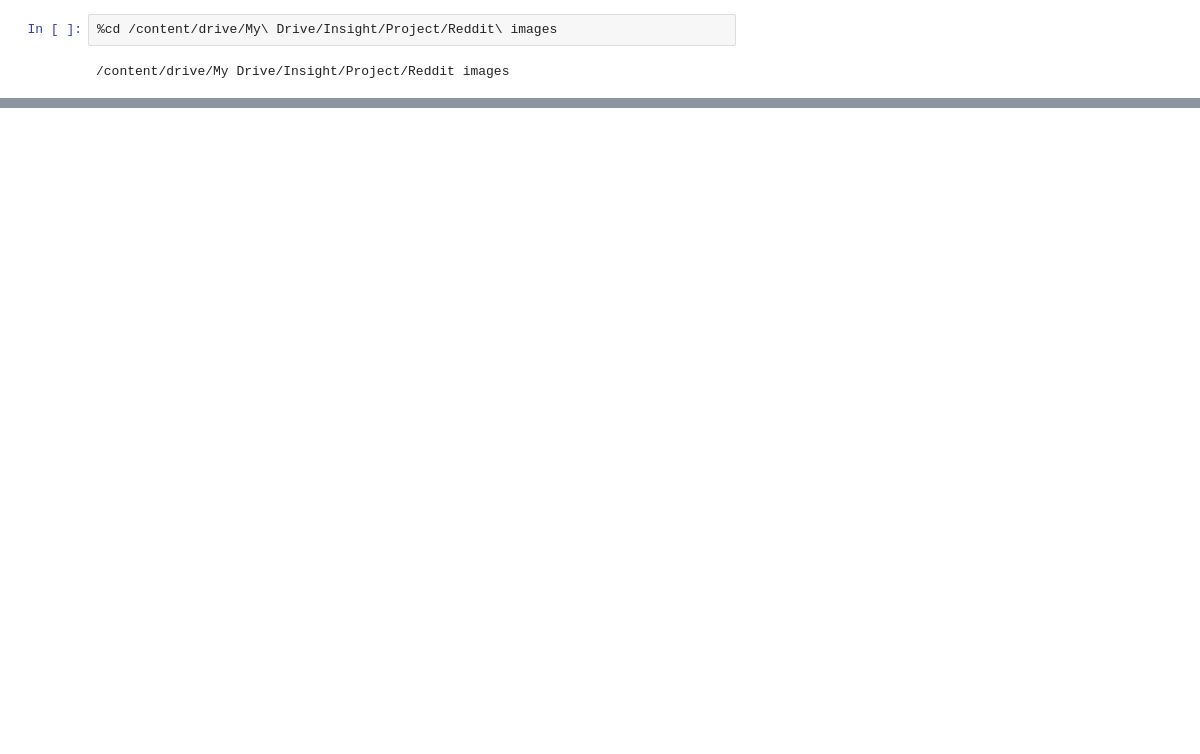
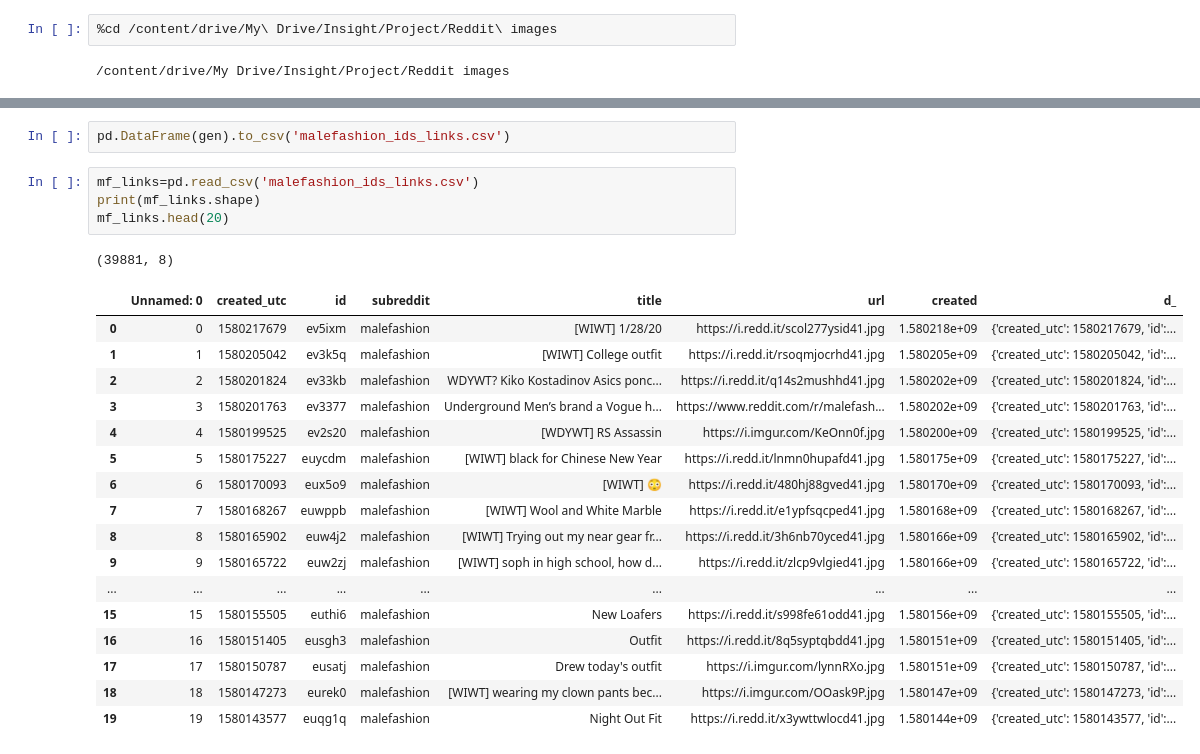
Before and after one commit to jimmyjoy43/Insight_project, a Jupyter notebook: reddit_PSAW_scrapper.ipynb, the cells around one changed output, grey strips where cells are left out. Saved outputs shown, nothing was run; the diff lists cells and outputs as text; blank space fills up the shorter version.

```diff
--- a/reddit_PSAW_scrapper.ipynb
+++ b/reddit_PSAW_scrapper.ipynb
@@ -15,0 +72,25 @@ Mounted at /content/drive
+# %%
+pd.DataFrame(gen).to_csv('malefashion_ids_links.csv')
+# %%
+mf_links=pd.read_csv('malefashion_ids_links.csv')
+print(mf_links.shape)
+mf_links.head(20)
+# %% [output]
+(39881, 8)
+|  | Unnamed: 0 | created_utc | id | subreddit | title | url | created | d_ |
+| 0 | 0 | 1580217679 | ev5ixm | malefashion | [WIWT] 1/28/20 | https://i.redd.it/scol277ysid41.jpg | 1.580218e+09 | {'created_utc': 1580217679, 'id':... |
+| 1 | 1 | 1580205042 | ev3k5q | malefashion | [WIWT] College outfit | https://i.redd.it/rsoqmjocrhd41.jpg | 1.580205e+09 | {'created_utc': 1580205042, 'id':... |
+| 2 | 2 | 1580201824 | ev33kb | malefashion | WDYWT? Kiko Kostadinov Asics ponc... | https://i.redd.it/q14s2mushhd41.jpg | 1.580202e+09 | {'created_utc': 1580201824, 'id':... |
+| 3 | 3 | 1580201763 | ev3377 | malefashion | Underground Men’s brand a Vogue h... | https://www.reddit.com/r/malefash... | 1.580202e+09 | {'created_utc': 1580201763, 'id':... |
+| 4 | 4 | 1580199525 | ev2s20 | malefashion | [WDYWT] RS Assassin | https://i.imgur.com/KeOnn0f.jpg | 1.580200e+09 | {'created_utc': 1580199525, 'id':... |
+| 5 | 5 | 1580175227 | euycdm | malefashion | [WIWT] black for Chinese New Year | https://i.redd.it/lnmn0hupafd41.jpg | 1.580175e+09 | {'created_utc': 1580175227, 'id':... |
+| 6 | 6 | 1580170093 | eux5o9 | malefashion | [WIWT] 😳 | https://i.redd.it/480hj88gved41.jpg | 1.580170e+09 | {'created_utc': 1580170093, 'id':... |
+| 7 | 7 | 1580168267 | euwppb | malefashion | [WIWT] Wool and White Marble | https://i.redd.it/e1ypfsqcped41.jpg | 1.580168e+09 | {'created_utc': 1580168267, 'id':... |
+| 8 | 8 | 1580165902 | euw4j2 | malefashion | [WIWT] Trying out my near gear fr... | https://i.redd.it/3h6nb70yced41.jpg | 1.580166e+09 | {'created_utc': 1580165902, 'id':... |
+| 9 | 9 | 1580165722 | euw2zj | malefashion | [WIWT] soph in high school, how d... | https://i.redd.it/zlcp9vlgied41.jpg | 1.580166e+09 | {'created_utc': 1580165722, 'id':... |
+| ... | ... | ... | ... | ... | ... | ... | ... | ... |
+| 15 | 15 | 1580155505 | euthi6 | malefashion | New Loafers | https://i.redd.it/s998fe61odd41.jpg | 1.580156e+09 | {'created_utc': 1580155505, 'id':... |
+| 16 | 16 | 1580151405 | eusgh3 | malefashion | Outfit | https://i.redd.it/8q5syptqbdd41.jpg | 1.580151e+09 | {'created_utc': 1580151405, 'id':... |
+| 17 | 17 | 1580150787 | eusatj | malefashion | Drew today's outfit | https://i.imgur.com/lynnRXo.jpg | 1.580151e+09 | {'created_utc': 1580150787, 'id':... |
+| 18 | 18 | 1580147273 | eurek0 | malefashion | [WIWT] wearing my clown pants bec... | https://i.imgur.com/OOask9P.jpg | 1.580147e+09 | {'created_utc': 1580147273, 'id':... |
+| 19 | 19 | 1580143577 | euqg1q | malefashion | Night Out Fit | https://i.redd.it/x3ywttwlocd41.jpg | 1.580144e+09 | {'created_utc': 1580143577, 'id':... |
```
Also changed, not shown: parts of 12 cells of this notebook.
